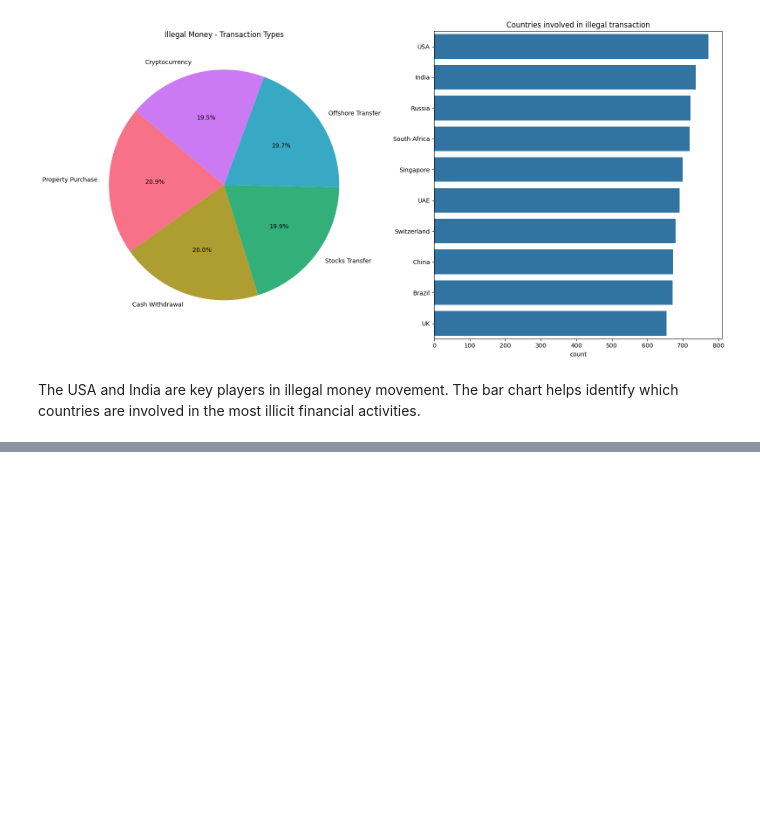
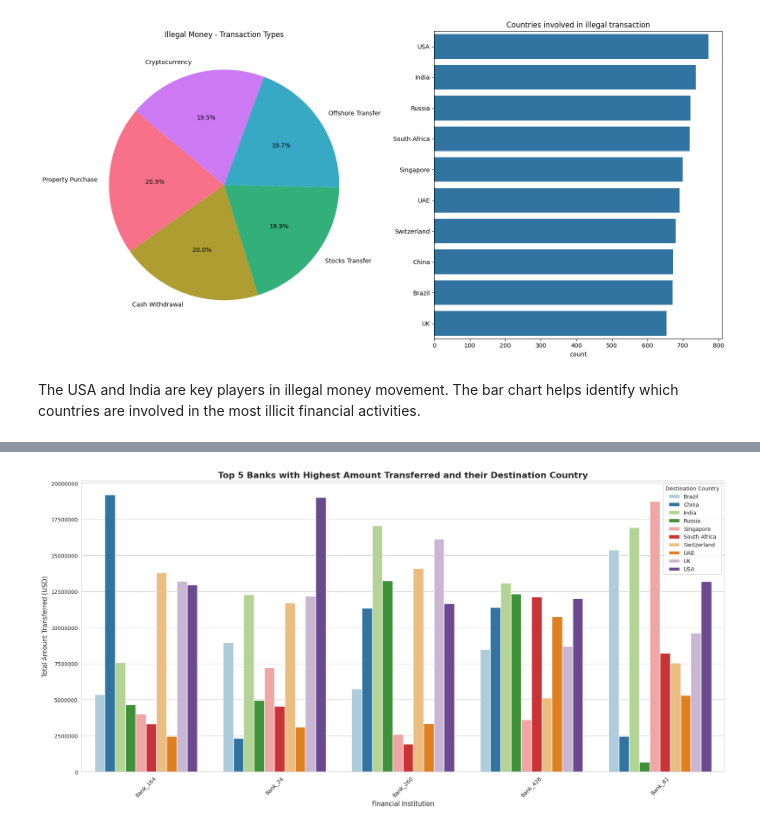
Before and after one commit to muhammadahmed73/Final-Project, a Jupyter notebook: 22031216_UOH_Final_Project.ipynb, the cells around one changed output, grey strips where cells are left out. Cells and saved outputs as stored; diff of their text form; code cells hidden in the pictures; blank space fills up the shorter version.

```diff
--- a/22031216_UOH_Final_Project.ipynb
+++ b/22031216_UOH_Final_Project.ipynb
@@ -358,0 +452,29 @@ The USA and India are key players in illegal money movement. The bar chart helps
+# %%
+# Aggregate data to get the total amount for each financial institution and destination country
+total_amounts = df.groupby(['Financial Institution', 'Destination Country'])['Amount (USD)'].sum().reset_index()
+
+# Get the top 5 financial institutions with the highest amounts
+top_banks = total_amounts.groupby('Financial Institution')['Amount (USD)'].sum().nlargest(5).index
+
+# Filter to keep only the rows for these top banks
+top_banks_data = total_amounts[total_amounts['Financial Institution'].isin(top_banks)]
+
+# Create a bar plot for the top banks and their destination countries
+plt.figure(figsize=(18, 9))
+sns.barplot(data=top_banks_data, x='Financial Institution', y='Amount (USD)', hue='Destination Country', palette='Paired')
+
+# Plot aesthetics
+plt.title('Top 5 Banks with Highest Amount Transferred and their Destination Country', fontsize=16, weight='bold')
+plt.xlabel('Financial Institution', fontsize=12)
+plt.ylabel('Total Amount Transferred (USD)', fontsize=12)
+plt.xticks(rotation=45)
+
+# Set y-axis to display without scientific notation
+plt.ticklabel_format(style='plain', axis='y')
+
+# Adjust layout and show plot
+plt.tight_layout()
+plt.legend(title='Destination Country')
+plt.show()
+# %% [output]
+[figure, added]
```
Also changed, not shown: parts of 15 cells of this notebook.
